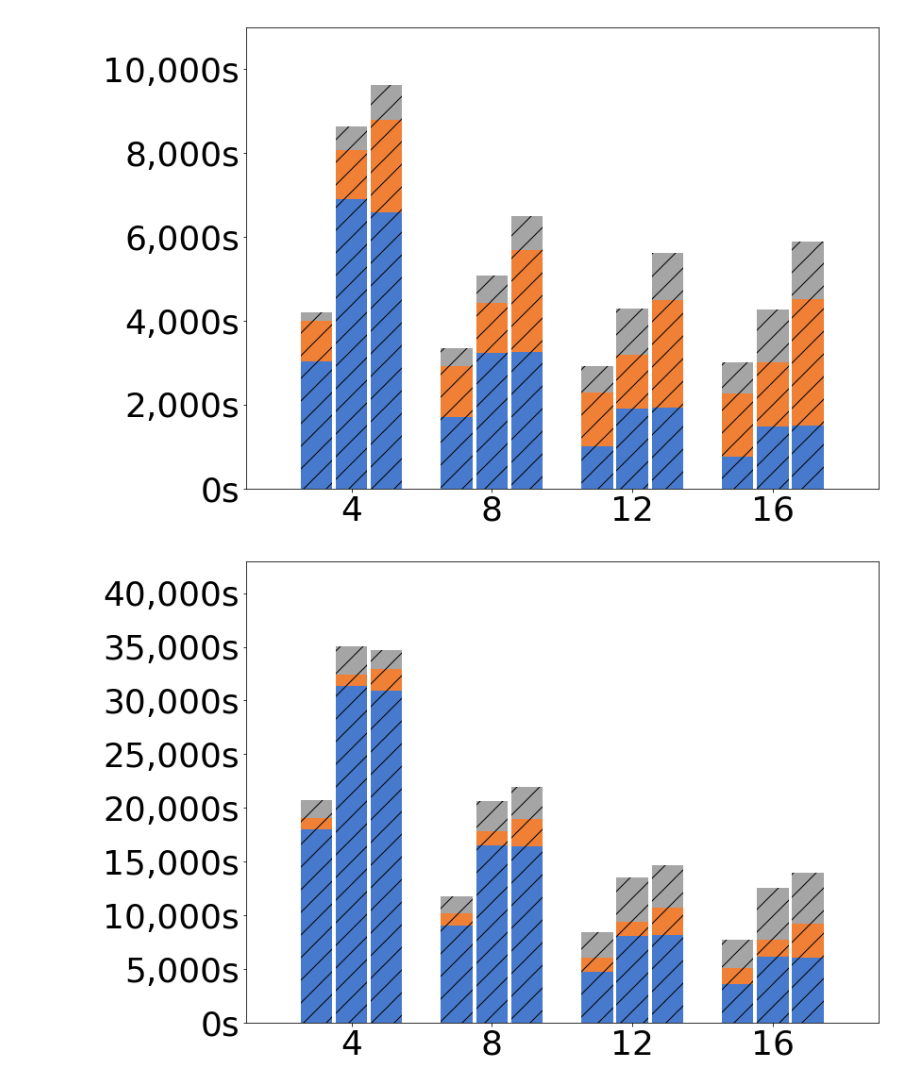
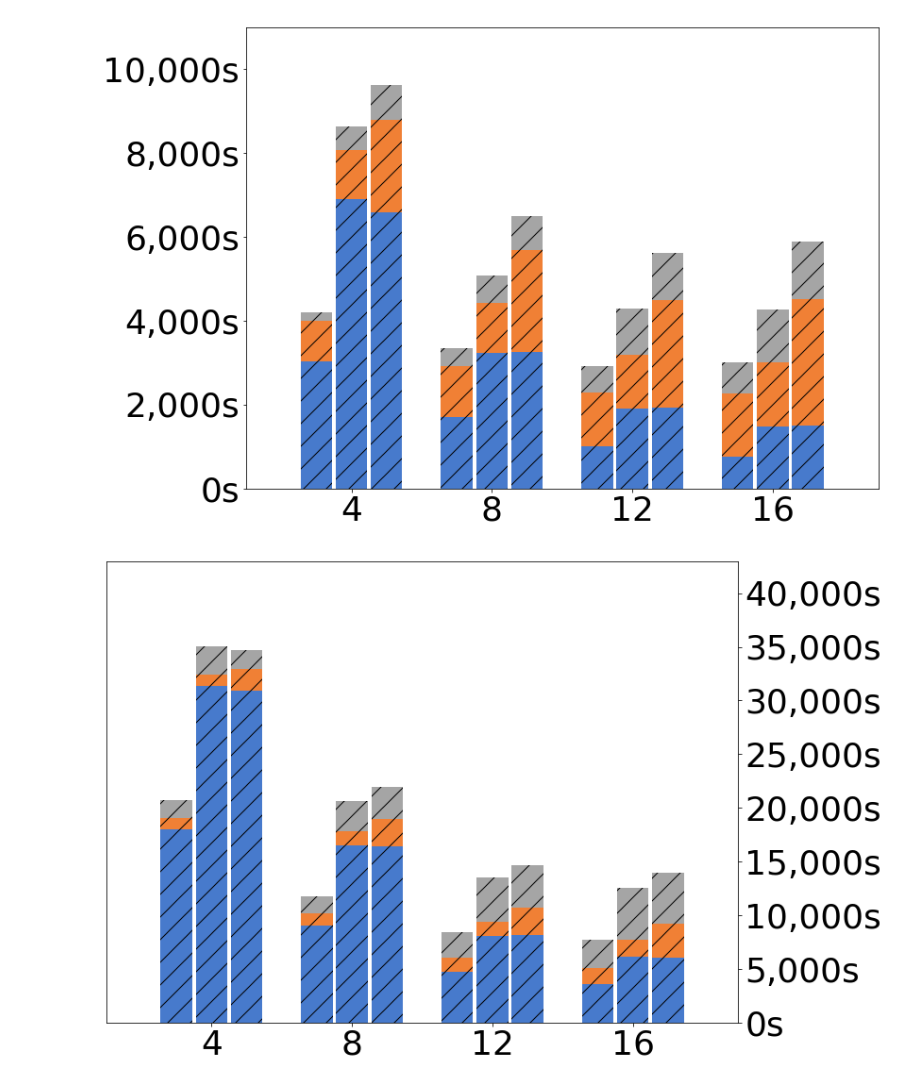
Before and after one commit to ahnjaewoo/Embedding, a Jupyter notebook: figures/figures - profile.ipynb, the cells around one changed output. Saved outputs shown, nothing was run; the diff lists cells and outputs as text; code cells hidden in the pictures.

```diff
--- a/figures/figures - profile.ipynb
+++ b/figures/figures - profile.ipynb
@@ -138,31 +138,33 @@ ax.bar(num_workers - 1, dbpedia_10_50_run, width = 0.9, color = '#477ACC', hatch
 ax.bar(num_workers - 1, dbpedia_10_50_net, width = 0.9, color = '#F08035', hatch = '/',
       bottom = dbpedia_10_50_run)
 ax.bar(num_workers - 1, dbpedia_10_50_idle, width = 0.9, color = '#A5A5A5', hatch = '/',
       bottom = dbpedia_10_50_run + dbpedia_10_50_net)
 
 ax.bar(num_workers, dbpedia_10_100_run, width = 0.9, color = '#477ACC', hatch = '/',
       bottom = 0)
 ax.bar(num_workers, dbpedia_10_100_net, width = 0.9, color = '#F08035', hatch = '/',
       bottom = dbpedia_10_100_run)
 ax.bar(num_workers, dbpedia_10_100_idle, width = 0.9, color = '#A5A5A5', hatch = '/',
       bottom = dbpedia_10_100_run + dbpedia_10_100_net)
 
 ax.bar(num_workers + 1, dbpedia_20_50_run, width = 0.9, color = '#477ACC', hatch = '/',
       bottom = 0)
 ax.bar(num_workers + 1, dbpedia_20_50_net, width = 0.9, color = '#F08035', hatch = '/',
       bottom = dbpedia_20_50_run)
 ax.bar(num_workers + 1, dbpedia_20_50_idle, width = 0.9, color = '#A5A5A5', hatch = '/',
       bottom = dbpedia_20_50_run + dbpedia_20_50_net)
 
 ax.set_xticks(num_workers)
 ax.set_yticks(np.arange(0, 40001, 5000))
 ax.set_xlim(1, 19)
 ax.set_ylim(0, 43000)
 
 ax.set_yticklabels(['{:,}'.format(v) + 's' for v in range(0, 40001, 5000)])
+ax.yaxis.set_label_position('right')
+ax.yaxis.tick_right()
 
 #plt.tight_layout()
 plt.savefig('./bar_profile_transg_dbpedia.pdf', dpi = 300, quality = 100, bbox_inches = 'tight')
 plt.show()
 # %% [output]
-[figure, old version]
+[figure, new version]
```
Also changed, not shown: 3 other files.
